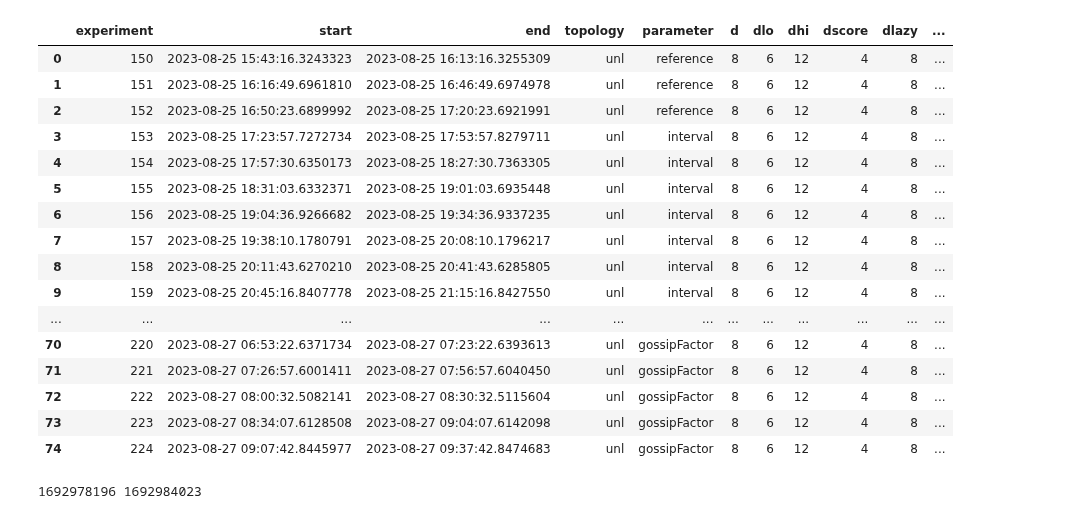
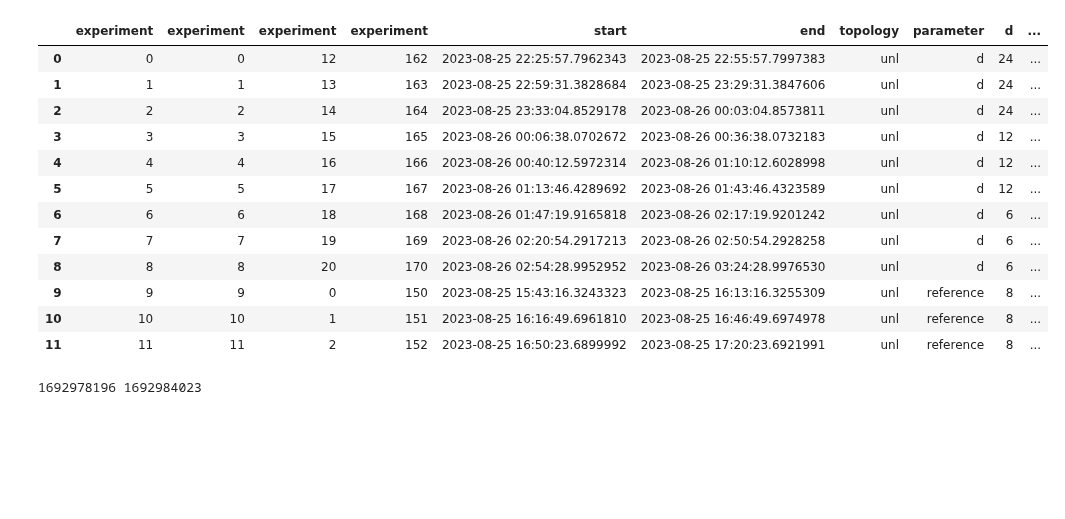
Before and after one commit to FlavScheidt/flexi-pipe, a Jupyter notebook: data/Notebooks/TimeSeriesComplete.ipynb, the cells around one changed output. Saved outputs shown, nothing was run; the diff lists cells and outputs as text; code cells hidden in the pictures; blank space fills up the shorter version.

```diff
--- a/data/Notebooks/TimeSeriesComplete.ipynb
+++ b/data/Notebooks/TimeSeriesComplete.ipynb
@@ -20,7 +20,7 @@ import sqlite3
 
 import csv
 
-pd.set_option('display.max_rows', 100)
+pd.set_option('display.max_rows', 500)
 # %%
 def _parse_line(line):
 
@@ -74,52 +74,48 @@ filepath = "../experiments.csv"
 data = pd.read_csv(filepath, header=None)
 df = pd.DataFrame(data)
 
 #Rename columns
 experiments = df.rename(columns={0: "start", 1: "end", 2: "topology", 3: "runtime", 4: "parameter", 5: "d", 6: "dlo", 7: "dhi", 8: "dscore", 9: "dlazy", 10: "dout", 11: "gossipFactor", 12: "initialDelay", 13: "interval"}, errors='raise')
 
 #Correct timestamp
 experiments["start"] = experiments["start"].str.slice(0, 27)
 experiments["end"] = experiments["end"].str.slice(0, 27)
 
 #String to timestamp
 # experiments['startUnix'] = pd.to_datetime(experiments["start"],format="%Y-%m-%d %H:%M:%S.%f").astype('int64') / 10**9
 # experiments['endUnix'] = pd.to_datetime(experiments["end"],format="%Y-%m-%d %H:%M:%S.%f").astype('int64') / 10**9
 experiments['startUnix'] = pd.to_datetime(experiments["start"],format="mixed").astype('int64') / 10**9
 experiments['endUnix'] = pd.to_datetime(experiments["end"],format="mixed").astype('int64') / 10**9
 
 experiments['startUnix'] = pd.to_timedelta(experiments['startUnix'], unit='s').dt.total_seconds().astype(int)#.astype(str)
 experiments['endUnix'] = pd.to_timedelta(experiments['endUnix'], unit='s').dt.total_seconds().astype(int)#.astype(str)
 
 #Drop fields we don't mneed for the moment
 exp = experiments.drop(columns=["runtime", "initialDelay"]).sort_values(by=["start"])
 
 #Get times for different intervals
 # intervals = exp["interval"].drop_duplicates().sort_values().reset_index(drop=True)
 # intervals.head(10)
 
-expTime = exp[exp['startUnix'].astype(int).between(start_time, end_time)]
+# expTime = exp[exp['startUnix'].astype(int).between(start_time, end_time)]
 # expTime['experiment'] = expTime.index
 expTime = expTime.reset_index().rename({'index':'experiment'}, axis = 'columns')
 
-expTime.head(100)
+expTime.head(500)
 # %% [output]
-|  | experiment | start | end | topology | parameter | d | dlo | dhi | dscore | dlazy | ... |
-| 0 | 150 | 2023-08-25 15:43:16.3243323 | 2023-08-25 16:13:16.3255309 | unl | reference | 8 | 6 | 12 | 4 | 8 | ... |
-| 1 | 151 | 2023-08-25 16:16:49.6961810 | 2023-08-25 16:46:49.6974978 | unl | reference | 8 | 6 | 12 | 4 | 8 | ... |
-| 2 | 152 | 2023-08-25 16:50:23.6899992 | 2023-08-25 17:20:23.6921991 | unl | reference | 8 | 6 | 12 | 4 | 8 | ... |
-| 3 | 153 | 2023-08-25 17:23:57.7272734 | 2023-08-25 17:53:57.8279711 | unl | interval | 8 | 6 | 12 | 4 | 8 | ... |
-| 4 | 154 | 2023-08-25 17:57:30.6350173 | 2023-08-25 18:27:30.7363305 | unl | interval | 8 | 6 | 12 | 4 | 8 | ... |
-| 5 | 155 | 2023-08-25 18:31:03.6332371 | 2023-08-25 19:01:03.6935448 | unl | interval | 8 | 6 | 12 | 4 | 8 | ... |
-| 6 | 156 | 2023-08-25 19:04:36.9266682 | 2023-08-25 19:34:36.9337235 | unl | interval | 8 | 6 | 12 | 4 | 8 | ... |
-| 7 | 157 | 2023-08-25 19:38:10.1780791 | 2023-08-25 20:08:10.1796217 | unl | interval | 8 | 6 | 12 | 4 | 8 | ... |
-| 8 | 158 | 2023-08-25 20:11:43.6270210 | 2023-08-25 20:41:43.6285805 | unl | interval | 8 | 6 | 12 | 4 | 8 | ... |
-| 9 | 159 | 2023-08-25 20:45:16.8407778 | 2023-08-25 21:15:16.8427550 | unl | interval | 8 | 6 | 12 | 4 | 8 | ... |
-| ... | ... | ... | ... | ... | ... | ... | ... | ... | ... | ... | ... |
-| 70 | 220 | 2023-08-27 06:53:22.6371734 | 2023-08-27 07:23:22.6393613 | unl | gossipFactor | 8 | 6 | 12 | 4 | 8 | ... |
-| 71 | 221 | 2023-08-27 07:26:57.6001411 | 2023-08-27 07:56:57.6040450 | unl | gossipFactor | 8 | 6 | 12 | 4 | 8 | ... |
-| 72 | 222 | 2023-08-27 08:00:32.5082141 | 2023-08-27 08:30:32.5115604 | unl | gossipFactor | 8 | 6 | 12 | 4 | 8 | ... |
-| 73 | 223 | 2023-08-27 08:34:07.6128508 | 2023-08-27 09:04:07.6142098 | unl | gossipFactor | 8 | 6 | 12 | 4 | 8 | ... |
-| 74 | 224 | 2023-08-27 09:07:42.8445977 | 2023-08-27 09:37:42.8474683 | unl | gossipFactor | 8 | 6 | 12 | 4 | 8 | ... |
+|  | experiment | experiment | experiment | experiment | start | end | topology | parameter | d | ... |
+| 0 | 0 | 0 | 12 | 162 | 2023-08-25 22:25:57.7962343 | 2023-08-25 22:55:57.7997383 | unl | d | 24 | ... |
+| 1 | 1 | 1 | 13 | 163 | 2023-08-25 22:59:31.3828684 | 2023-08-25 23:29:31.3847606 | unl | d | 24 | ... |
+| 2 | 2 | 2 | 14 | 164 | 2023-08-25 23:33:04.8529178 | 2023-08-26 00:03:04.8573811 | unl | d | 24 | ... |
+| 3 | 3 | 3 | 15 | 165 | 2023-08-26 00:06:38.0702672 | 2023-08-26 00:36:38.0732183 | unl | d | 12 | ... |
+| 4 | 4 | 4 | 16 | 166 | 2023-08-26 00:40:12.5972314 | 2023-08-26 01:10:12.6028998 | unl | d | 12 | ... |
+| 5 | 5 | 5 | 17 | 167 | 2023-08-26 01:13:46.4289692 | 2023-08-26 01:43:46.4323589 | unl | d | 12 | ... |
+| 6 | 6 | 6 | 18 | 168 | 2023-08-26 01:47:19.9165818 | 2023-08-26 02:17:19.9201242 | unl | d | 6 | ... |
+| 7 | 7 | 7 | 19 | 169 | 2023-08-26 02:20:54.2917213 | 2023-08-26 02:50:54.2928258 | unl | d | 6 | ... |
+| 8 | 8 | 8 | 20 | 170 | 2023-08-26 02:54:28.9952952 | 2023-08-26 03:24:28.9976530 | unl | d | 6 | ... |
+| 9 | 9 | 9 | 0 | 150 | 2023-08-25 15:43:16.3243323 | 2023-08-25 16:13:16.3255309 | unl | reference | 8 | ... |
+| 10 | 10 | 10 | 1 | 151 | 2023-08-25 16:16:49.6961810 | 2023-08-25 16:46:49.6974978 | unl | reference | 8 | ... |
+| 11 | 11 | 11 | 2 | 152 | 2023-08-25 16:50:23.6899992 | 2023-08-25 17:20:23.6921991 | unl | reference | 8 | ... |
 # %%
 experiments = expTime
 # %%
```
Also changed, not shown: 10 other files.
